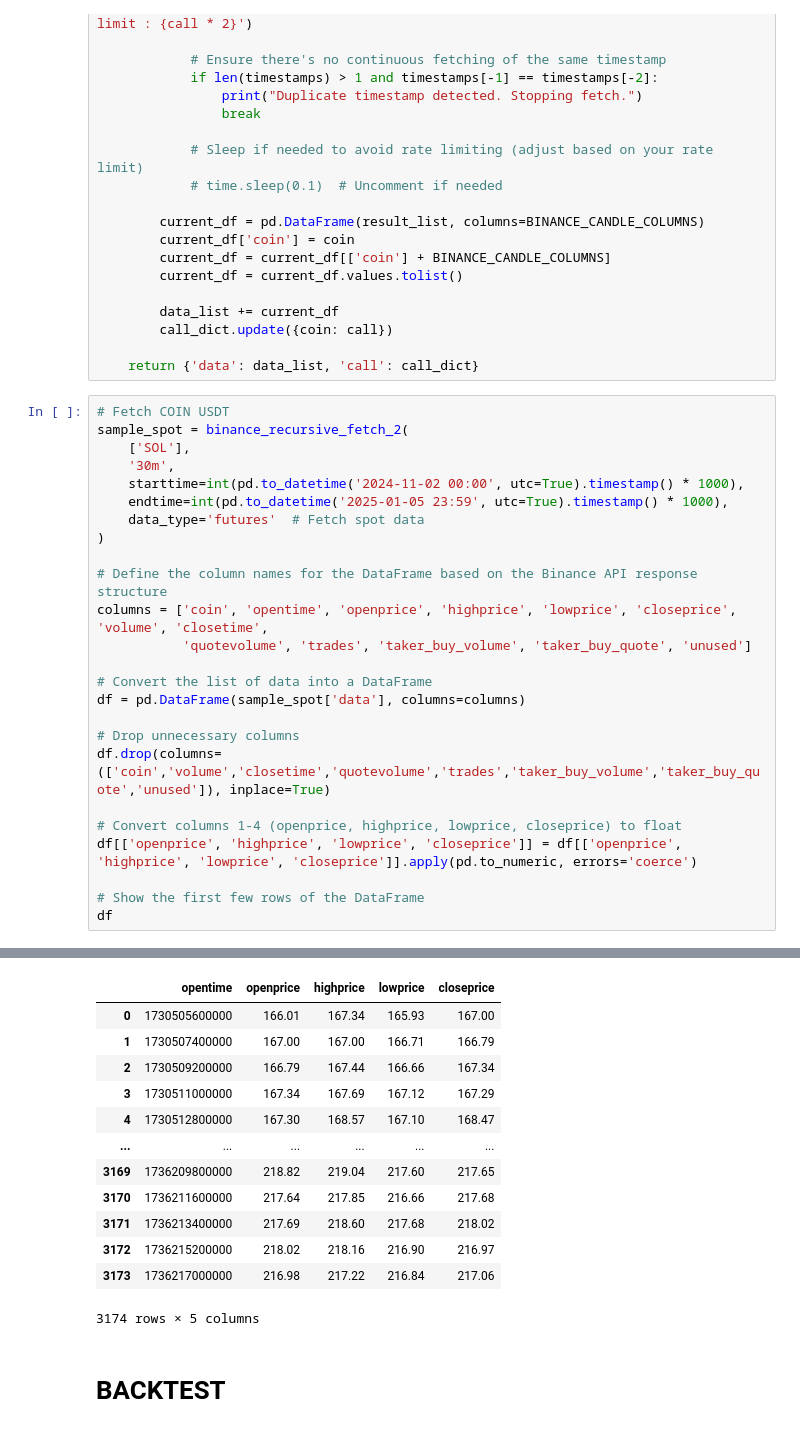
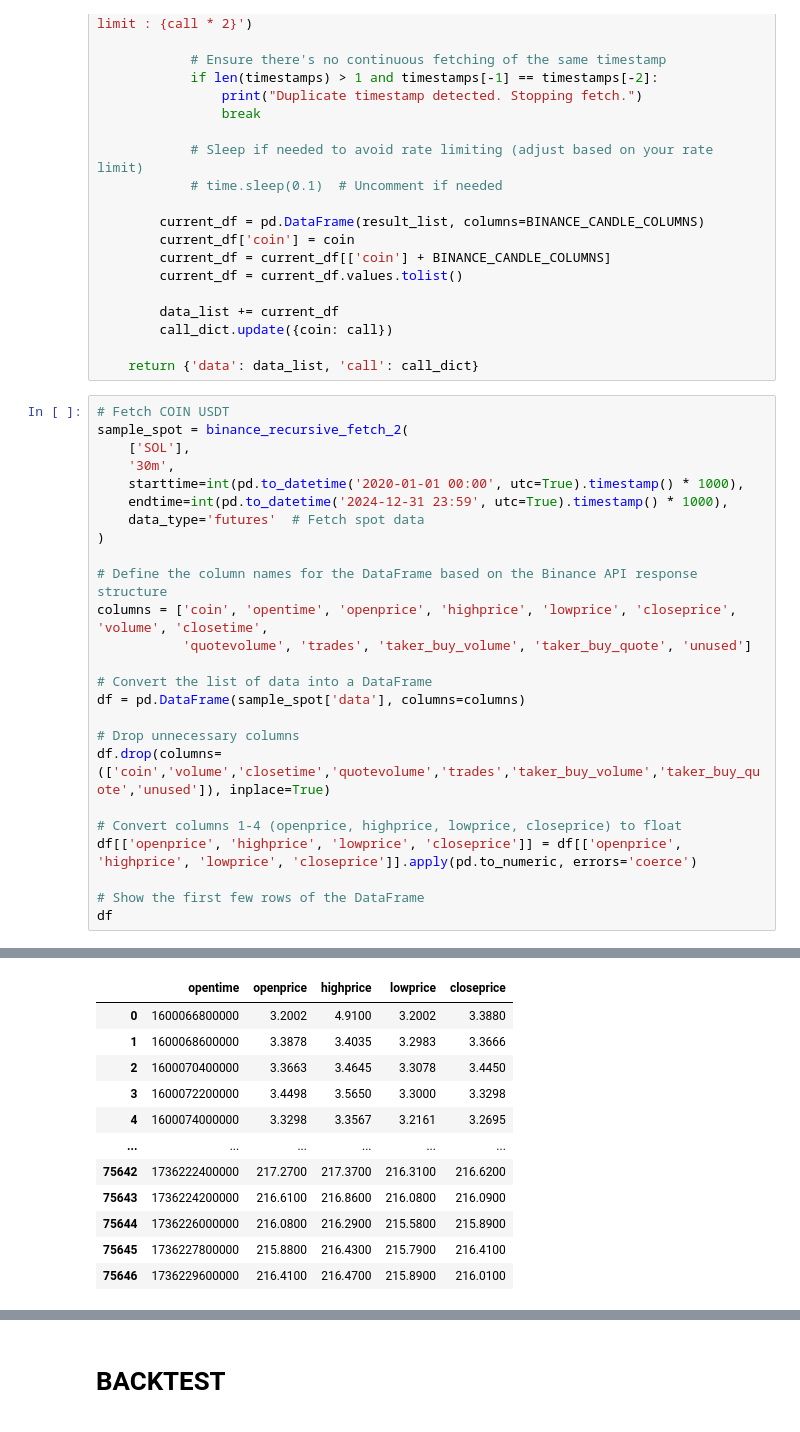
Before and after one commit to rheza-bitwyre/local-share-2, a Jupyter notebook: 03X_ST_IC/03_basic_ST_IC_back_test.ipynb, the cells around one changed output, grey strips where cells are left out. Cells and saved outputs as stored; diff of their text form.

```diff
--- a/03X_ST_IC/03_basic_ST_IC_back_test.ipynb
+++ b/03X_ST_IC/03_basic_ST_IC_back_test.ipynb
@@ -1470,8 +1477,8 @@ def binance_recursive_fetch_2(coins, interval, starttime, endtime, data_type='sp
 sample_spot = binance_recursive_fetch_2(
     ['SOL'],
     '30m',
-    starttime=int(pd.to_datetime('2024-11-02 00:00', utc=True).timestamp() * 1000),
-    endtime=int(pd.to_datetime('2025-01-05 23:59', utc=True).timestamp() * 1000),
+    starttime=int(pd.to_datetime('2020-01-01 00:00', utc=True).timestamp() * 1000),
+    endtime=int(pd.to_datetime('2024-12-31 23:59', utc=True).timestamp() * 1000),
     data_type='futures'  # Fetch spot data
 )
 
@@ -1495,0 +1518,12 @@ df
+|  | opentime | openprice | highprice | lowprice | closeprice |
+| 0 | 1600066800000 | 3.2002 | 4.9100 | 3.2002 | 3.3880 |
+| 1 | 1600068600000 | 3.3878 | 3.4035 | 3.2983 | 3.3666 |
+| 2 | 1600070400000 | 3.3663 | 3.4645 | 3.3078 | 3.4450 |
+| 3 | 1600072200000 | 3.4498 | 3.5650 | 3.3000 | 3.3298 |
+| 4 | 1600074000000 | 3.3298 | 3.3567 | 3.2161 | 3.2695 |
+| ... | ... | ... | ... | ... | ... |
+| 75642 | 1736222400000 | 217.2700 | 217.3700 | 216.3100 | 216.6200 |
+| 75643 | 1736224200000 | 216.6100 | 216.8600 | 216.0800 | 216.0900 |
+| 75644 | 1736226000000 | 216.0800 | 216.2900 | 215.5800 | 215.8900 |
+| 75645 | 1736227800000 | 215.8800 | 216.4300 | 215.7900 | 216.4100 |
+| 75646 | 1736229600000 | 216.4100 | 216.4700 | 215.8900 | 216.0100 |
@@ -1498,16 +1531,3 @@ Reached endtime at 2025-01-07 02:31:00. Stopping fetch.
-|  | opentime | openprice | highprice | lowprice | closeprice |
-| 0 | 1730505600000 | 166.01 | 167.34 | 165.93 | 167.00 |
-| 1 | 1730507400000 | 167.00 | 167.00 | 166.71 | 166.79 |
-| 2 | 1730509200000 | 166.79 | 167.44 | 166.66 | 167.34 |
-| 3 | 1730511000000 | 167.34 | 167.69 | 167.12 | 167.29 |
-| 4 | 1730512800000 | 167.30 | 168.57 | 167.10 | 168.47 |
-| ... | ... | ... | ... | ... | ... |
-| 3169 | 1736209800000 | 218.82 | 219.04 | 217.60 | 217.65 |
-| 3170 | 1736211600000 | 217.64 | 217.85 | 216.66 | 217.68 |
-| 3171 | 1736213400000 | 217.69 | 218.60 | 217.68 | 218.02 |
-| 3172 | 1736215200000 | 218.02 | 218.16 | 216.90 | 216.97 |
-| 3173 | 1736217000000 | 216.98 | 217.22 | 216.84 | 217.06 |
-3174 rows × 5 columns
 # %% [markdown]
 # BACKTEST
 # %%
```
Also changed, not shown: parts of 7 cells of this notebook.
